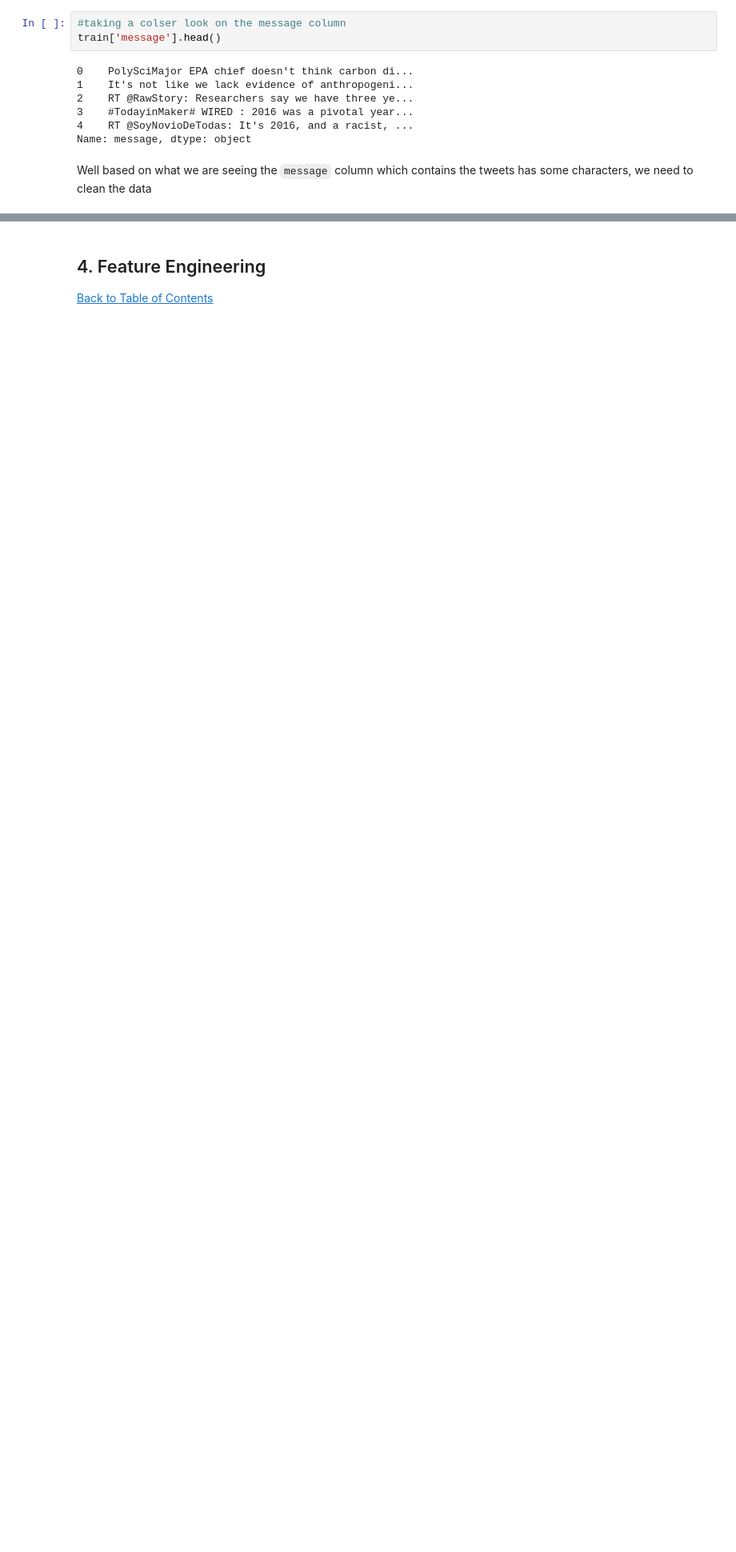
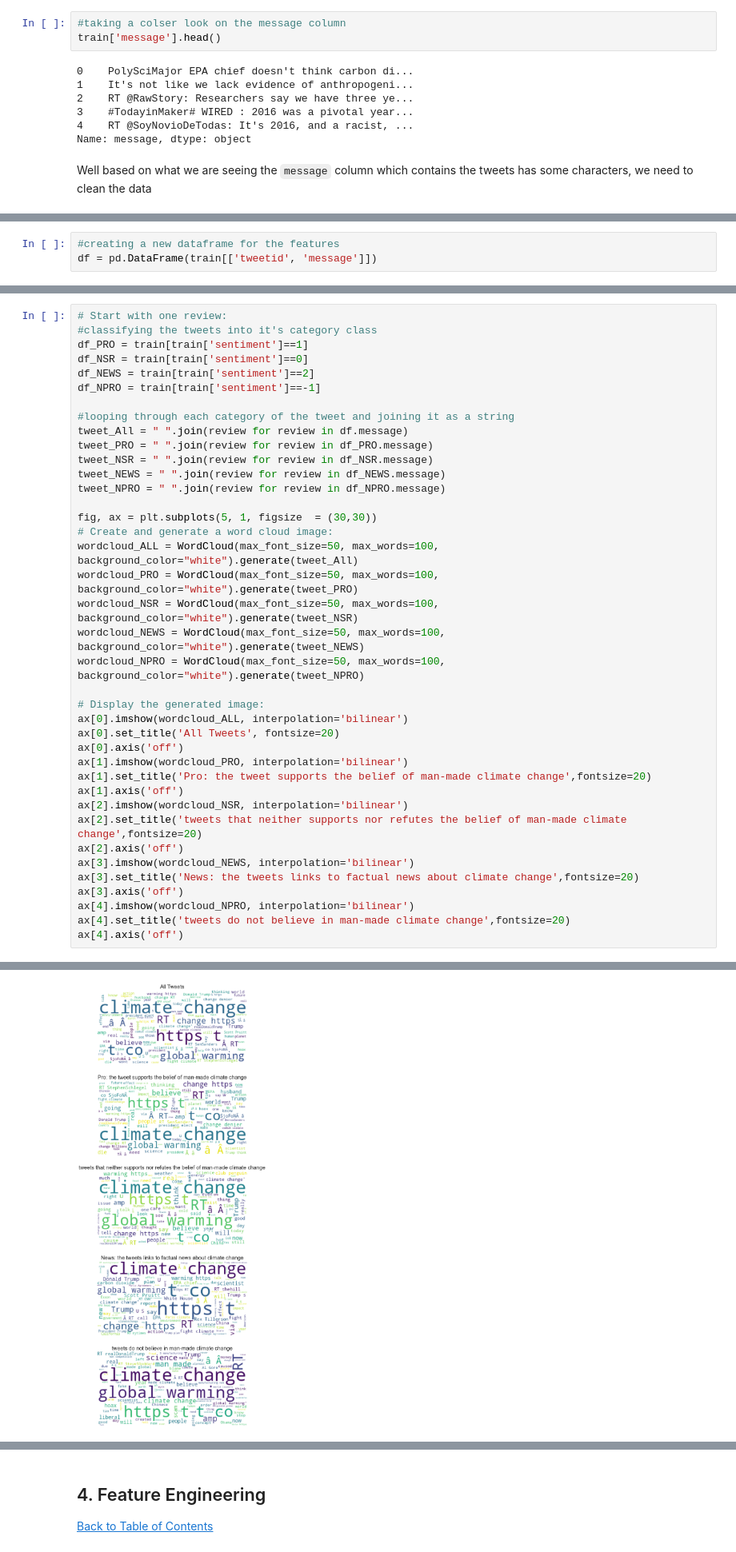
Before and after one commit to abubakaralsadiq/Classification-predict-Team-8, a Jupyter notebook: Classification Predict .ipynb, the cells around one changed output, grey strips where cells are left out. Shown at 80% size. Drawn from its saved outputs; the diff is of its cells as text; blank space fills up the shorter version.

Commit message:
additional Data cleaning and SVC model added

```diff
--- a/Classification Predict .ipynb
+++ b/Classification Predict .ipynb
@@ -224 +234,4 @@ Before applying any ML model to a set of data we need fisrt check our data to se
+# %%
+#creating a new dataframe for the features
+df = pd.DataFrame(train[['tweetid', 'message']])
 # %%
@@ -229,0 +244,40 @@ Before applying any ML model to a set of data we need fisrt check our data to se
+# %%
+# Start with one review:
+#classifying the tweets into it's category class
+df_PRO = train[train['sentiment']==1]
+df_NSR = train[train['sentiment']==0]
+df_NEWS = train[train['sentiment']==2]
+df_NPRO = train[train['sentiment']==-1]
+
+#looping through each category of the tweet and joining it as a string
+tweet_All = " ".join(review for review in df.message)
+tweet_PRO = " ".join(review for review in df_PRO.message)
+tweet_NSR = " ".join(review for review in df_NSR.message)
+tweet_NEWS = " ".join(review for review in df_NEWS.message)
+tweet_NPRO = " ".join(review for review in df_NPRO.message)
+
+fig, ax = plt.subplots(5, 1, figsize  = (30,30))
+# Create and generate a word cloud image:
+wordcloud_ALL = WordCloud(max_font_size=50, max_words=100, background_color="white").generate(tweet_All)
+wordcloud_PRO = WordCloud(max_font_size=50, max_words=100, background_color="white").generate(tweet_PRO)
+wordcloud_NSR = WordCloud(max_font_size=50, max_words=100, background_color="white").generate(tweet_NSR)
+wordcloud_NEWS = WordCloud(max_font_size=50, max_words=100, background_color="white").generate(tweet_NEWS)
+wordcloud_NPRO = WordCloud(max_font_size=50, max_words=100, background_color="white").generate(tweet_NPRO)
+
+# Display the generated image:
+ax[0].imshow(wordcloud_ALL, interpolation='bilinear')
+ax[0].set_title('All Tweets', fontsize=20)
+ax[0].axis('off')
+ax[1].imshow(wordcloud_PRO, interpolation='bilinear')
+ax[1].set_title('Pro: the tweet supports the belief of man-made climate change',fontsize=20)
+ax[1].axis('off')
+ax[2].imshow(wordcloud_NSR, interpolation='bilinear')
+ax[2].set_title('tweets that neither supports nor refutes the belief of man-made climate change',fontsize=20)
+ax[2].axis('off')
+ax[3].imshow(wordcloud_NEWS, interpolation='bilinear')
+ax[3].set_title('News: the tweets links to factual news about climate change',fontsize=20)
+ax[3].axis('off')
+ax[4].imshow(wordcloud_NPRO, interpolation='bilinear')
+ax[4].set_title('tweets do not believe in man-made climate change',fontsize=20)
+ax[4].axis('off')
+# %% [output]
@@ -229,0 +285 @@ Before applying any ML model to a set of data we need fisrt check our data to se
+[figure, added]
```
Also changed, not shown: parts of 37 cells of this notebook.
